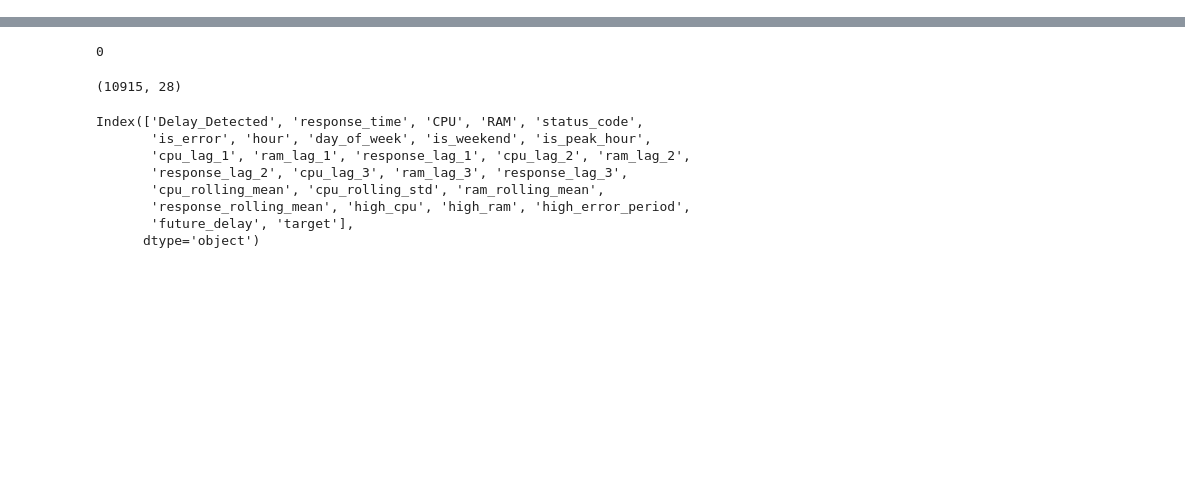
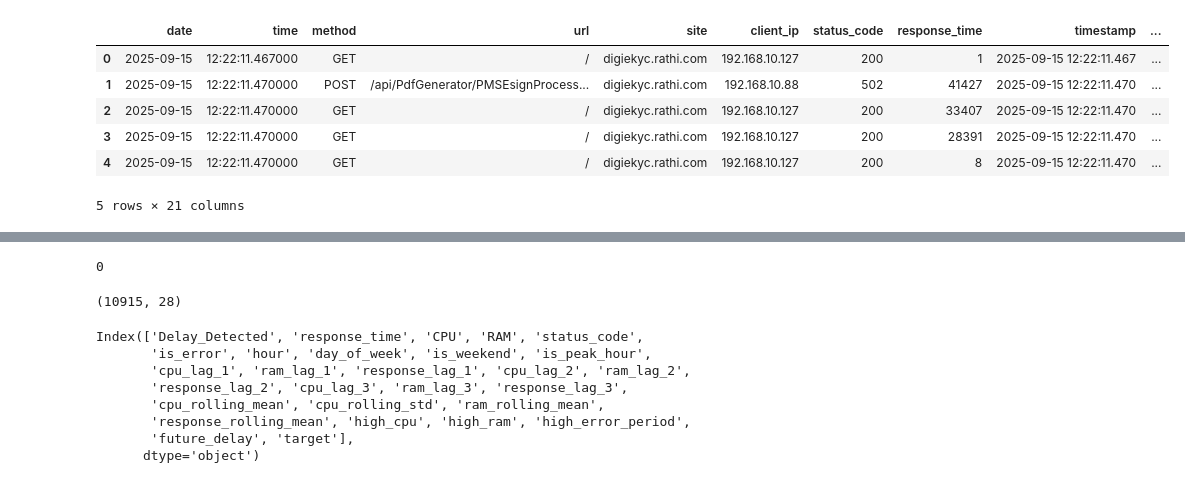
Before and after one commit to kraj2003/hdhsfkj, a Jupyter notebook: train.ipynb, the cells around one changed output, grey strips where cells are left out. Drawn from its saved outputs; the diff is of its cells as text; code cells hidden in the pictures; blank space fills up the shorter version.

```diff
--- a/train.ipynb
+++ b/train.ipynb
@@ -210,0 +222,6 @@ After resampling: (10915, 6)
+# %%
+df1=pd.read_csv("./data/final_dataset_2.csv")
+# %%
+df=pd.read_csv("./data/final_dataset_3.csv")
+# %%
+df_combined = pd.concat([df1, df], axis=0, ignore_index=True)
@@ -210,0 +232,10 @@ After resampling: (10915, 6)
+# %%
+df_combined.head()
+# %% [output]
+|  | date | time | method | url | site | client_ip | status_code | response_time | timestamp | ... |
+| 0 | 2025-09-15 | 12:22:11.467000 | GET | / | digiekyc.rathi.com | 192.168.10.127 | 200 | 1 | 2025-09-15 12:22:11.467 | ... |
+| 1 | 2025-09-15 | 12:22:11.470000 | POST | /api/PdfGenerator/PMSEsignProcess... | digiekyc.rathi.com | 192.168.10.88 | 502 | 41427 | 2025-09-15 12:22:11.470 | ... |
+| 2 | 2025-09-15 | 12:22:11.470000 | GET | / | digiekyc.rathi.com | 192.168.10.127 | 200 | 33407 | 2025-09-15 12:22:11.470 | ... |
+| 3 | 2025-09-15 | 12:22:11.470000 | GET | / | digiekyc.rathi.com | 192.168.10.127 | 200 | 28391 | 2025-09-15 12:22:11.470 | ... |
+| 4 | 2025-09-15 | 12:22:11.470000 | GET | / | digiekyc.rathi.com | 192.168.10.127 | 200 | 8 | 2025-09-15 12:22:11.470 | ... |
+5 rows × 21 columns
```
Also changed, not shown: parts of 19 cells of this notebook, 18 other files.
